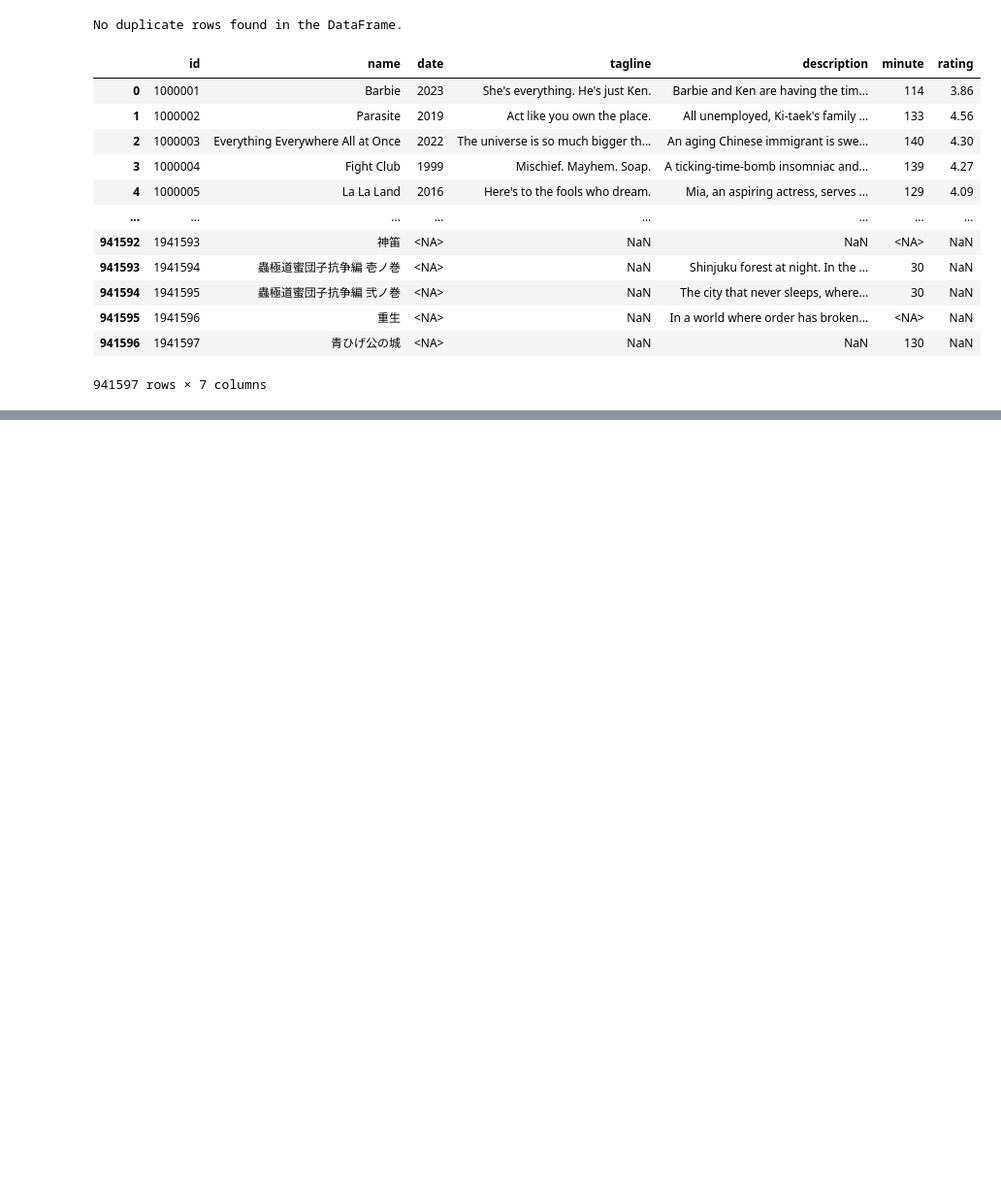
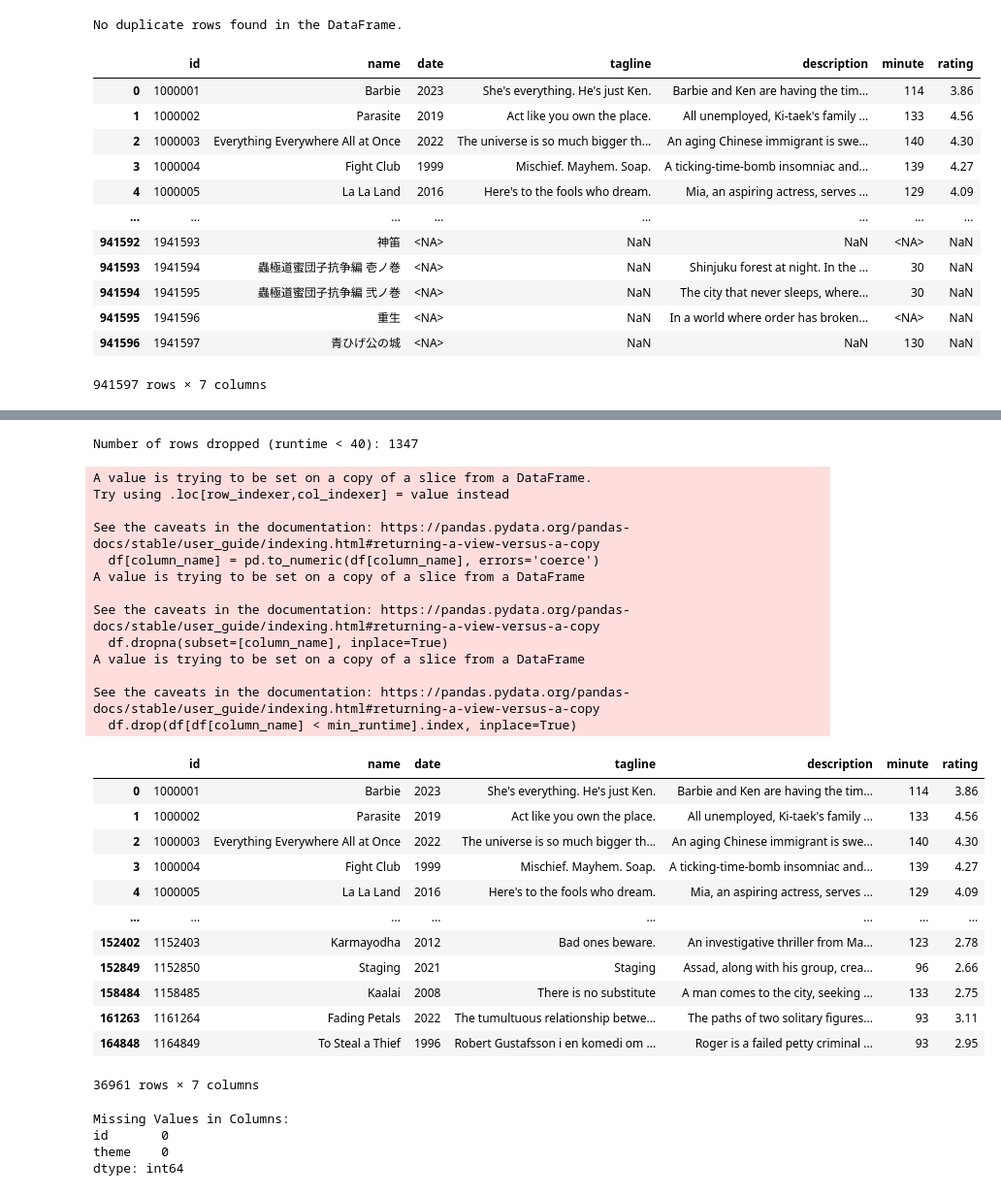
Before and after one commit to bruhu/film-sentiment-analysis, a Jupyter notebook: notebooks/letterboxd-data.ipynb, the cells around one changed output, grey strips where cells are left out. Shown: that part at 97% size. Drawn from its saved outputs; the diff is of its cells as text; code cells hidden in the pictures; blank space fills up the shorter version.

Commit message:
generate clean df with letterboxd data

```diff
--- a/notebooks/letterboxd-data.ipynb
+++ b/notebooks/letterboxd-data.ipynb
@@ -79,0 +101,38 @@ data_cleaning.convert_columns_to_int(movies, columns_to_convert)
+# %%
+# drop rows with runtime under 40'
+helpers.drop_rows_by_runtime(movies_sample, 'minute', 40)
+# %% [output]
+Number of rows dropped (runtime < 40): 1347
+A value is trying to be set on a copy of a slice from a DataFrame.
+Try using .loc[row_indexer,col_indexer] = value instead
+
+See the caveats in the documentation: https://pandas.pydata.org/pandas-docs/stable/user_guide/indexing.html#returning-a-view-versus-a-copy
+  df[column_name] = pd.to_numeric(df[column_name], errors='coerce')
+A value is trying to be set on a copy of a slice from a DataFrame
+
+See the caveats in the documentation: https://pandas.pydata.org/pandas-docs/stable/user_guide/indexing.html#returning-a-view-versus-a-copy
+  df.dropna(subset=[column_name], inplace=True)
+A value is trying to be set on a copy of a slice from a DataFrame
+
+See the caveats in the documentation: https://pandas.pydata.org/pandas-docs/stable/user_guide/indexing.html#returning-a-view-versus-a-copy
+  df.drop(df[df[column_name] < min_runtime].index, inplace=True)
+|  | id | name | date | tagline | description | minute | rating |
+| 0 | 1000001 | Barbie | 2023 | She's everything. He's just Ken. | Barbie and Ken are having the tim... | 114 | 3.86 |
+| 1 | 1000002 | Parasite | 2019 | Act like you own the place. | All unemployed, Ki-taek's family ... | 133 | 4.56 |
+| 2 | 1000003 | Everything Everywhere All at Once | 2022 | The universe is so much bigger th... | An aging Chinese immigrant is swe... | 140 | 4.30 |
+| 3 | 1000004 | Fight Club | 1999 | Mischief. Mayhem. Soap. | A ticking-time-bomb insomniac and... | 139 | 4.27 |
+| 4 | 1000005 | La La Land | 2016 | Here's to the fools who dream. | Mia, an aspiring actress, serves ... | 129 | 4.09 |
+| ... | ... | ... | ... | ... | ... | ... | ... |
+| 152402 | 1152403 | Karmayodha | 2012 | Bad ones beware. | An investigative thriller from Ma... | 123 | 2.78 |
+| 152849 | 1152850 | Staging | 2021 | Staging | Assad, along with his group, crea... | 96 | 2.66 |
+| 158484 | 1158485 | Kaalai | 2008 | There is no substitute | A man comes to the city, seeking ... | 133 | 2.75 |
+| 161263 | 1161264 | Fading Petals | 2022 | The tumultuous relationship betwe... | The paths of two solitary figures... | 93 | 3.11 |
+| 164848 | 1164849 | To Steal a Thief | 1996 | Robert Gustafsson i en komedi om ... | Roger is a failed petty criminal ... | 93 | 2.95 |
+36961 rows × 7 columns
+# %%
+data_inspection.show_missing_values(themes)
+# %% [output]
+Missing Values in Columns:
+id       0
+theme    0
+dtype: int64
```
Also changed, not shown: parts of 23 cells of this notebook, 1 other file.
